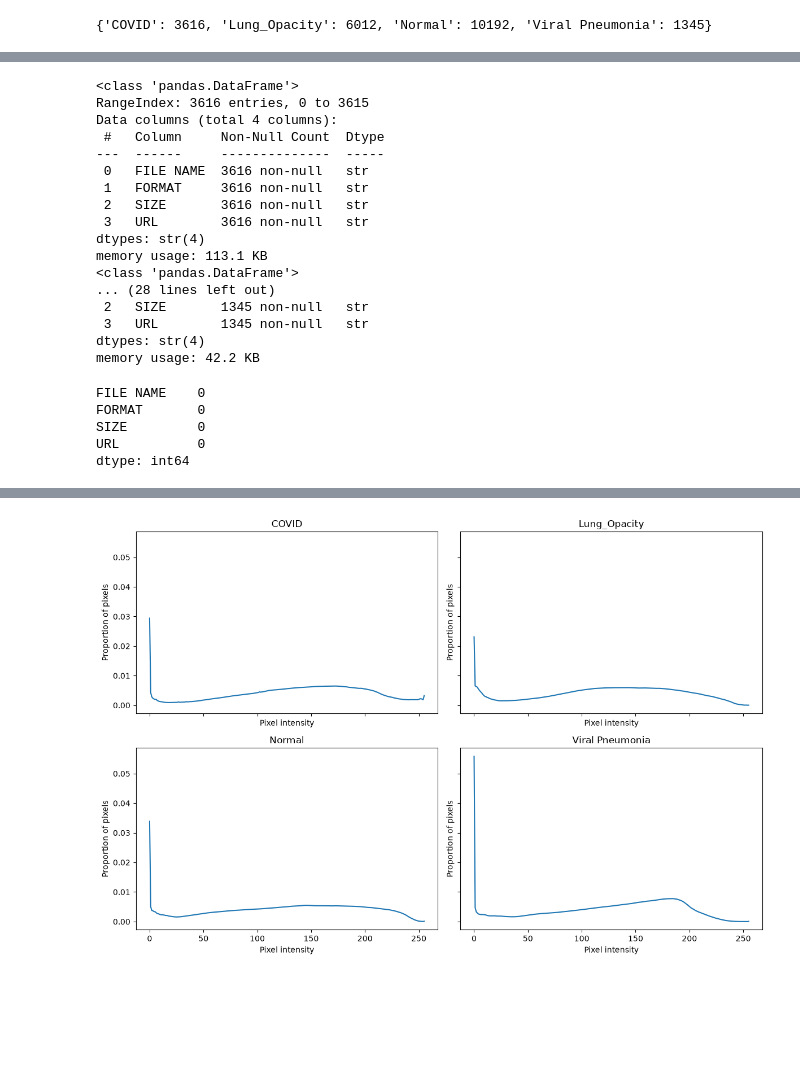
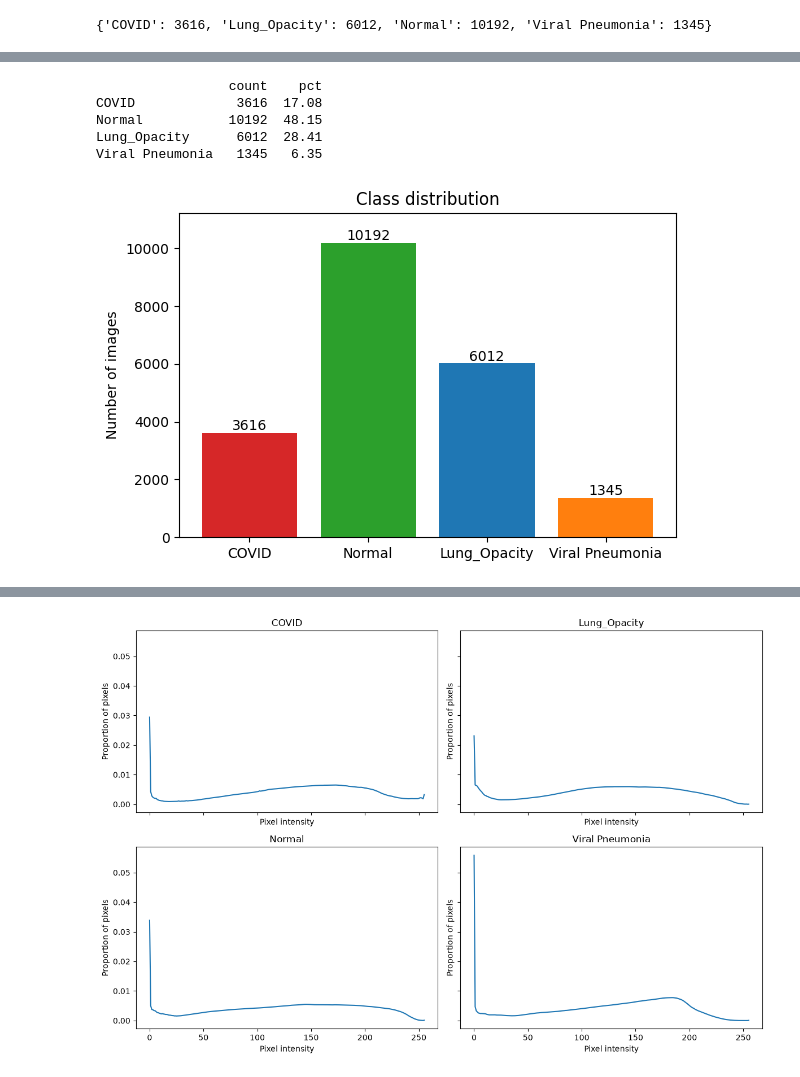
Before and after one commit to DataScientest-Studio/jun26_bds_int_covid, a Jupyter notebook: notebooks/01_exploration.ipynb, the cells around one changed output, grey strips where cells are left out. Cells and saved outputs as stored; diff of their text form; code cells hidden in the pictures; blank space fills up the shorter version.

```diff
--- a/notebooks/01_exploration.ipynb
+++ b/notebooks/01_exploration.ipynb
@@ -21,5 +20,10 @@ print(dataset_path.exists())
 # dataset_path = variable that stores the location of your dataset
 # exists() = checks whether Python can find the folder
 # We need this because the dataset consists of many images and folders, not a single CSV file
+
+CLASSES = ["COVID", "Normal", "Lung_Opacity", "Viral Pneumonia"]
+
+IMAGES_SUBDIR = "images"
+MASKS_SUBDIR = "masks"
 # %% [output]
 True
@@ -69,43 +125,40 @@ plt.show()
 # %%
-covid_metadata=pd.read_excel(dataset_path / "COVID.metadata.xlsx")
-covid_metadata.head()
-covid_metadata.info()
-covid_metadata.isnull().sum()
 
-lung_opacity_metadata=pd.read_excel(dataset_path / "Lung_Opacity.metadata.xlsx")
-lung_opacity_metadata.head()
-lung_opacity_metadata.info()
-lung_opacity_metadata.isnull().sum()
+def list_images(class_name):
+    img_dir = dataset_path / class_name / IMAGES_SUBDIR
+    if not img_dir.exists():
+        # fall back to flat structure: DATA_DIR/<class>/*.png
+        img_dir = dataset_path / class_name
+    return sorted([p for p in img_dir.glob("*.png")])
 
-normal_metadata=pd.read_excel(dataset_path / "Normal.metadata.xlsx")
-normal_metadata.head()
-normal_metadata.info()
-normal_metadata.isnull().sum()
+class_files = {c: list_images(c) for c in CLASSES}
+class_counts = {c: len(files) for c, files in class_files.items()}
 
-viral_pneumonia_metadata=pd.read_excel(dataset_path / "Viral Pneumonia.metadata.xlsx")
-viral_pneumonia_metadata.head()
-viral_pneumonia_metadata.info()
-viral_pneumonia_metadata.isnull().sum()
+counts_df = pd.DataFrame.from_dict(class_counts, orient="index", columns=["count"])
+counts_df["pct"] = (counts_df["count"] / counts_df["count"].sum() * 100).round(2)
+print(counts_df)
+
+plt.figure(figsize=(6, 4))
+
+plt.bar(
+    counts_df.index,
+    counts_df["count"],
+    color=["#d62728", "#2ca02c", "#1f77b4", "#ff7f0e"]
+)
+
+plt.ylabel("Number of images")
+plt.title("Class distribution")
+
+for i, v in enumerate(counts_df["count"]):
+    plt.text(i, v + 100, str(v), ha="center")
+plt.ylim(0, counts_df["count"].max() * 1.1)  # 10% extra space
+plt.tight_layout()
+plt.savefig("class_distribution.png", dpi=150)
+plt.show()
 # %% [output]
-<class 'pandas.DataFrame'>
-RangeIndex: 3616 entries, 0 to 3615
-Data columns (total 4 columns):
- #   Column     Non-Null Count  Dtype
----  ------     --------------  -----
- 0   FILE NAME  3616 non-null   str
- 1   FORMAT     3616 non-null   str
- 2   SIZE       3616 non-null   str
- 3   URL        3616 non-null   str
-dtypes: str(4)
-memory usage: 113.1 KB
-<class 'pandas.DataFrame'>
-... (28 lines left out)
- 2   SIZE       1345 non-null   str
- 3   URL        1345 non-null   str
-dtypes: str(4)
-memory usage: 42.2 KB
+                 count    pct
+COVID             3616  17.08
+Normal           10192  48.15
+Lung_Opacity      6012  28.41
+Viral Pneumonia   1345   6.35
-FILE NAME    0
-FORMAT       0
-SIZE         0
-URL          0
-dtype: int64
+[figure, added]
```
Also changed, not shown: parts of 13 cells of this notebook.
